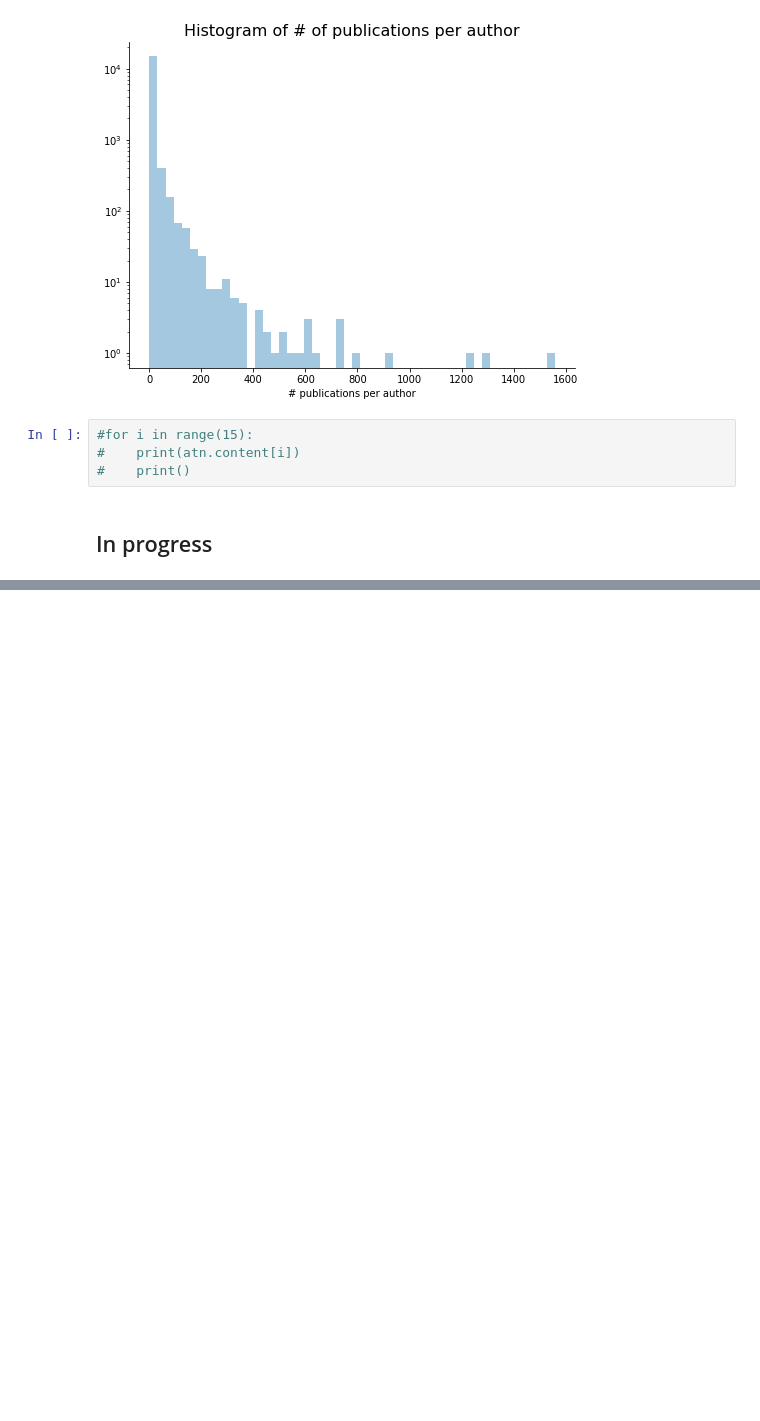
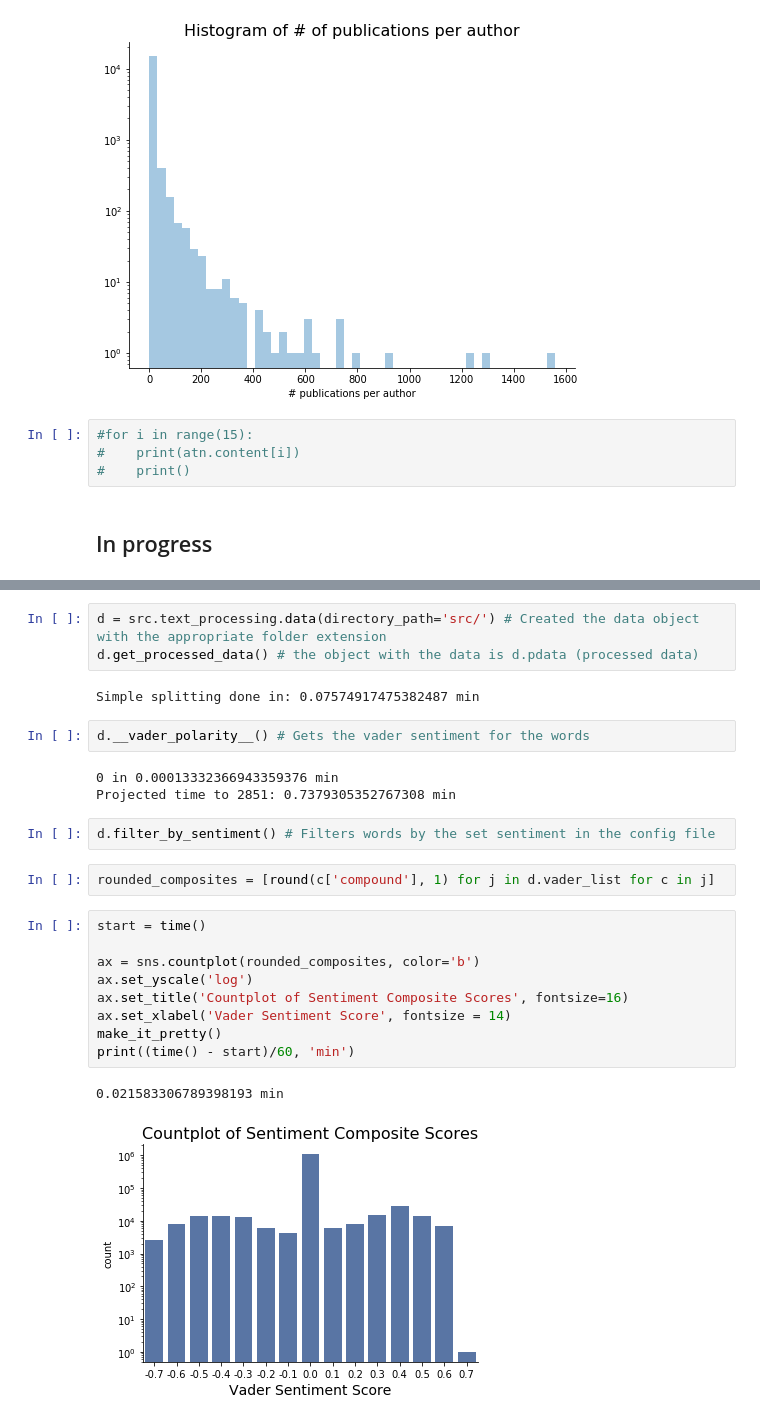
Before and after one commit to asgundogdu/literarystyle, a Jupyter notebook: data_exploration.ipynb, the cells around one changed output, grey strips where cells are left out. Saved outputs shown, nothing was run; the diff lists cells and outputs as text; blank space fills up the shorter version.

Commit message:
has data class use descriptions

```diff
--- a/data_exploration.ipynb
+++ b/data_exploration.ipynb
@@ -135,0 +126,26 @@ for idx, row in atn.iterrows():
+# %%
+d = src.text_processing.data(directory_path='src/') # Created the data object with the appropriate folder extension
+d.get_processed_data() # the object with the data is d.pdata (processed data)
+# %% [output]
+Simple splitting done in: 0.07574917475382487 min
+# %%
+d.__vader_polarity__() # Gets the vader sentiment for the words
+# %% [output]
+0 in 0.00013332366943359376 min
+Projected time to 2851: 0.7379305352767308 min
+# %%
+d.filter_by_sentiment() # Filters words by the set sentiment in the config file
+# %%
+rounded_composites = [round(c['compound'], 1) for j in d.vader_list for c in j]
+# %%
+start = time()
+
+ax = sns.countplot(rounded_composites, color='b')
+ax.set_yscale('log')
+ax.set_title('Countplot of Sentiment Composite Scores', fontsize=16)
+ax.set_xlabel('Vader Sentiment Score', fontsize = 14)
+make_it_pretty()
+print((time() - start)/60, 'min')
+# %% [output]
+0.021583306789398193 min
+[figure, added]
```
Also changed, not shown: parts of 18 cells of this notebook.
